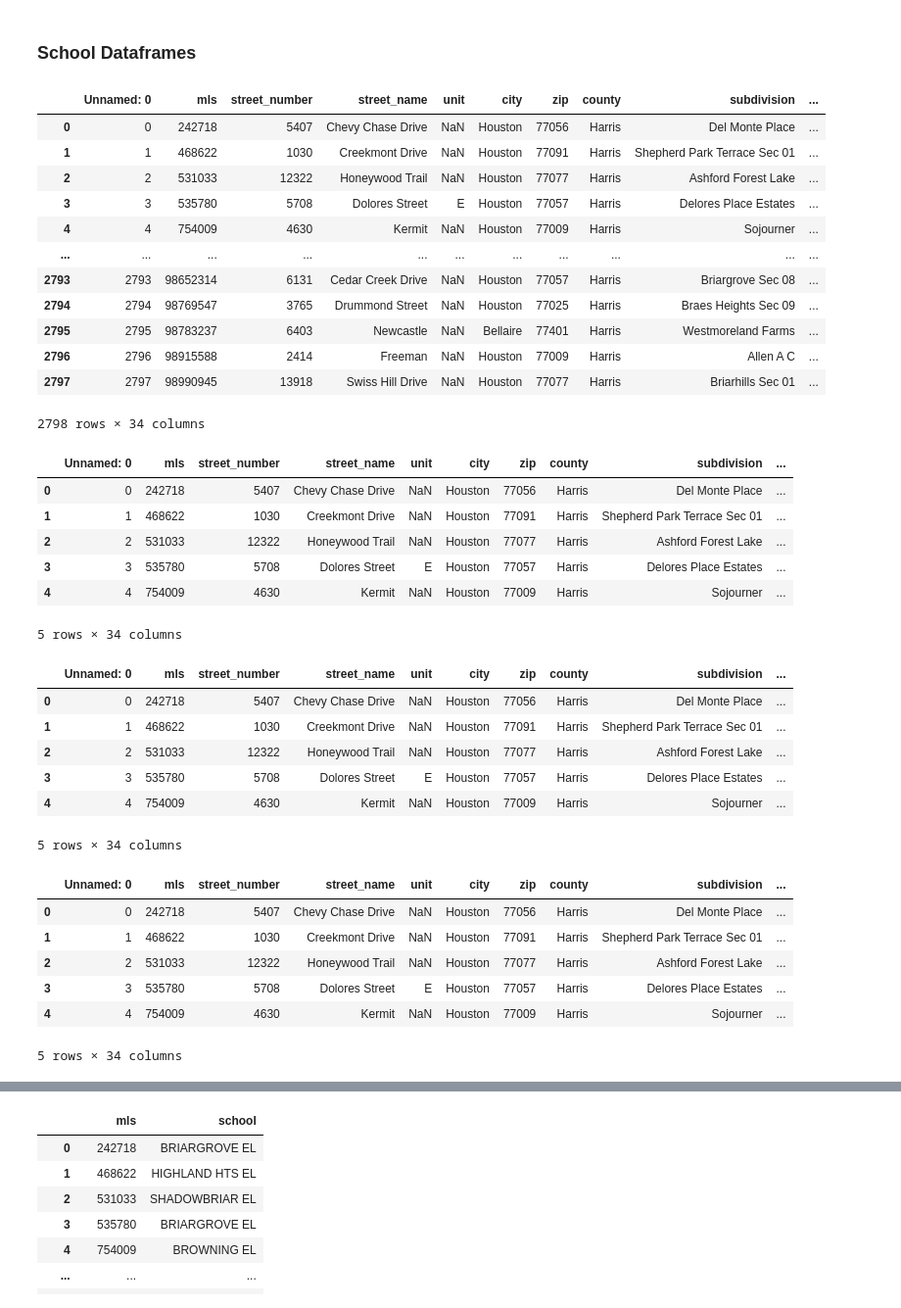
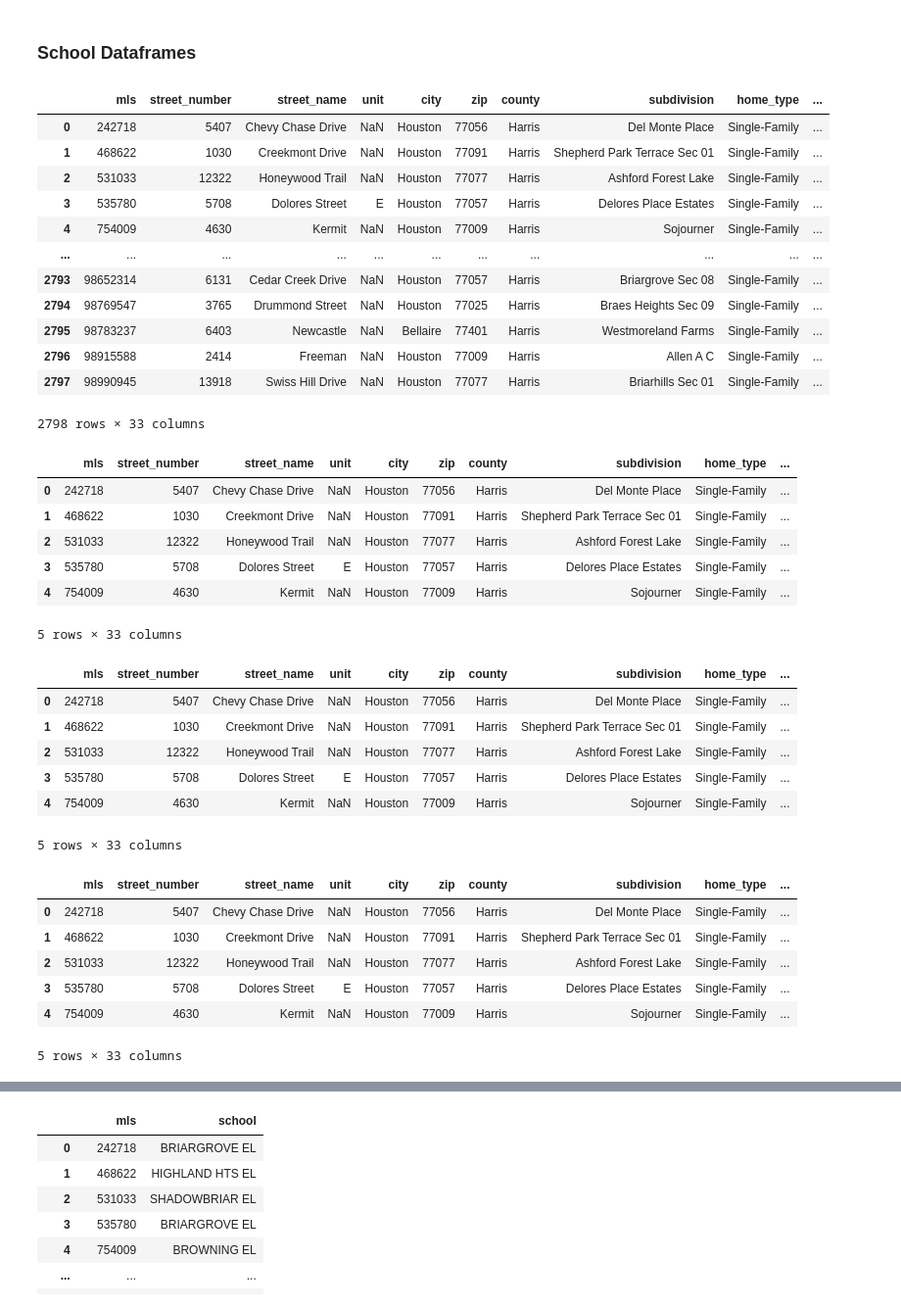
Before and after one commit to ortegaorlando2/Project-2, a Jupyter notebook: Main/Master.ipynb, the cells around one changed output, grey strips where cells are left out. Shown: that part at 98% size. Saved outputs shown, nothing was run; the diff lists cells and outputs as text; code cells hidden in the pictures.

```diff
--- a/Main/Master.ipynb
+++ b/Main/Master.ipynb
@@ -364,59 +364,59 @@ print('{} geotagged features saved to file'.format(len(geojson_dict['features'])
 ### School Dataframes
 # %%
 # Store csv into df
-csv_file= "../Resources/final_HAR_df.csv"  #.csv created from geocode
+csv_file= "../Resources/final_HAR.csv"  #.csv created from geocode
 final_HARraw_df= pd.read_csv(csv_file)
 final_HARraw_df
 # %% [output]
-|  | Unnamed: 0 | mls | street_number | street_name | unit | city | zip | county | subdivision | ... |
-| 0 | 0 | 242718 | 5407 | Chevy Chase Drive | NaN | Houston | 77056 | Harris | Del Monte Place | ... |
-| 1 | 1 | 468622 | 1030 | Creekmont Drive | NaN | Houston | 77091 | Harris | Shepherd Park Terrace Sec 01 | ... |
-| 2 | 2 | 531033 | 12322 | Honeywood Trail | NaN | Houston | 77077 | Harris | Ashford Forest Lake | ... |
-| 3 | 3 | 535780 | 5708 | Dolores Street | E | Houston | 77057 | Harris | Delores Place Estates | ... |
-| 4 | 4 | 754009 | 4630 | Kermit | NaN | Houston | 77009 | Harris | Sojourner | ... |
+|  | mls | street_number | street_name | unit | city | zip | county | subdivision | home_type | ... |
+| 0 | 242718 | 5407 | Chevy Chase Drive | NaN | Houston | 77056 | Harris | Del Monte Place | Single-Family | ... |
+| 1 | 468622 | 1030 | Creekmont Drive | NaN | Houston | 77091 | Harris | Shepherd Park Terrace Sec 01 | Single-Family | ... |
+| 2 | 531033 | 12322 | Honeywood Trail | NaN | Houston | 77077 | Harris | Ashford Forest Lake | Single-Family | ... |
+| 3 | 535780 | 5708 | Dolores Street | E | Houston | 77057 | Harris | Delores Place Estates | Single-Family | ... |
+| 4 | 754009 | 4630 | Kermit | NaN | Houston | 77009 | Harris | Sojourner | Single-Family | ... |
 | ... | ... | ... | ... | ... | ... | ... | ... | ... | ... | ... |
-| 2793 | 2793 | 98652314 | 6131 | Cedar Creek Drive | NaN | Houston | 77057 | Harris | Briargrove Sec 08 | ... |
-| 2794 | 2794 | 98769547 | 3765 | Drummond Street | NaN | Houston | 77025 | Harris | Braes Heights Sec 09 | ... |
-| 2795 | 2795 | 98783237 | 6403 | Newcastle | NaN | Bellaire | 77401 | Harris | Westmoreland Farms | ... |
-| 2796 | 2796 | 98915588 | 2414 | Freeman | NaN | Houston | 77009 | Harris | Allen A C | ... |
-| 2797 | 2797 | 98990945 | 13918 | Swiss Hill Drive | NaN | Houston | 77077 | Harris | Briarhills Sec 01 | ... |
+| 2793 | 98652314 | 6131 | Cedar Creek Drive | NaN | Houston | 77057 | Harris | Briargrove Sec 08 | Single-Family | ... |
+| 2794 | 98769547 | 3765 | Drummond Street | NaN | Houston | 77025 | Harris | Braes Heights Sec 09 | Single-Family | ... |
+| 2795 | 98783237 | 6403 | Newcastle | NaN | Bellaire | 77401 | Harris | Westmoreland Farms | Single-Family | ... |
+| 2796 | 98915588 | 2414 | Freeman | NaN | Houston | 77009 | Harris | Allen A C | Single-Family | ... |
+| 2797 | 98990945 | 13918 | Swiss Hill Drive | NaN | Houston | 77077 | Harris | Briarhills Sec 01 | Single-Family | ... |
-2798 rows × 34 columns
+2798 rows × 33 columns
 # %%
 # replacing ELEMENTARY with EL
 final_HARel_df= final_HARraw_df.replace({"elementary" :"ELEMENTARY"}, "EL", regex = True)
 final_HARel_df.head()
 # %% [output]
-|  | Unnamed: 0 | mls | street_number | street_name | unit | city | zip | county | subdivision | ... |
-| 0 | 0 | 242718 | 5407 | Chevy Chase Drive | NaN | Houston | 77056 | Harris | Del Monte Place | ... |
-| 1 | 1 | 468622 | 1030 | Creekmont Drive | NaN | Houston | 77091 | Harris | Shepherd Park Terrace Sec 01 | ... |
-| 2 | 2 | 531033 | 12322 | Honeywood Trail | NaN | Houston | 77077 | Harris | Ashford Forest Lake | ... |
-| 3 | 3 | 535780 | 5708 | Dolores Street | E | Houston | 77057 | Harris | Delores Place Estates | ... |
-| 4 | 4 | 754009 | 4630 | Kermit | NaN | Houston | 77009 | Harris | Sojourner | ... |
+|  | mls | street_number | street_name | unit | city | zip | county | subdivision | home_type | ... |
+| 0 | 242718 | 5407 | Chevy Chase Drive | NaN | Houston | 77056 | Harris | Del Monte Place | Single-Family | ... |
+| 1 | 468622 | 1030 | Creekmont Drive | NaN | Houston | 77091 | Harris | Shepherd Park Terrace Sec 01 | Single-Family | ... |
+| 2 | 531033 | 12322 | Honeywood Trail | NaN | Houston | 77077 | Harris | Ashford Forest Lake | Single-Family | ... |
+| 3 | 535780 | 5708 | Dolores Street | E | Houston | 77057 | Harris | Delores Place Estates | Single-Family | ... |
+| 4 | 754009 | 4630 | Kermit | NaN | Houston | 77009 | Harris | Sojourner | Single-Family | ... |
-5 rows × 34 columns
+5 rows × 33 columns
 # %%
 final_HARhs_df= final_HARel_df.replace({"high_school" :"HIGH SCHOOL"}, "H S", regex = True)
 final_HARhs_df.head()
 # %% [output]
-|  | Unnamed: 0 | mls | street_number | street_name | unit | city | zip | county | subdivision | ... |
-| 0 | 0 | 242718 | 5407 | Chevy Chase Drive | NaN | Houston | 77056 | Harris | Del Monte Place | ... |
-| 1 | 1 | 468622 | 1030 | Creekmont Drive | NaN | Houston | 77091 | Harris | Shepherd Park Terrace Sec 01 | ... |
-| 2 | 2 | 531033 | 12322 | Honeywood Trail | NaN | Houston | 77077 | Harris | Ashford Forest Lake | ... |
-| 3 | 3 | 535780 | 5708 | Dolores Street | E | Houston | 77057 | Harris | Delores Place Estates | ... |
-| 4 | 4 | 754009 | 4630 | Kermit | NaN | Houston | 77009 | Harris | Sojourner | ... |
+|  | mls | street_number | street_name | unit | city | zip | county | subdivision | home_type | ... |
+| 0 | 242718 | 5407 | Chevy Chase Drive | NaN | Houston | 77056 | Harris | Del Monte Place | Single-Family | ... |
+| 1 | 468622 | 1030 | Creekmont Drive | NaN | Houston | 77091 | Harris | Shepherd Park Terrace Sec 01 | Single-Family | ... |
+| 2 | 531033 | 12322 | Honeywood Trail | NaN | Houston | 77077 | Harris | Ashford Forest Lake | Single-Family | ... |
+| 3 | 535780 | 5708 | Dolores Street | E | Houston | 77057 | Harris | Delores Place Estates | Single-Family | ... |
+| 4 | 754009 | 4630 | Kermit | NaN | Houston | 77009 | Harris | Sojourner | Single-Family | ... |
-5 rows × 34 columns
+5 rows × 33 columns
 # %%
 # final_HARhs_df.to_csv("../Resources/cleanelementaryhighschool.csv", index = False)
 # %%
 final_HAR_df= final_HARhs_df
 final_HAR_df.head()
 # %% [output]
-|  | Unnamed: 0 | mls | street_number | street_name | unit | city | zip | county | subdivision | ... |
-| 0 | 0 | 242718 | 5407 | Chevy Chase Drive | NaN | Houston | 77056 | Harris | Del Monte Place | ... |
-| 1 | 1 | 468622 | 1030 | Creekmont Drive | NaN | Houston | 77091 | Harris | Shepherd Park Terrace Sec 01 | ... |
-| 2 | 2 | 531033 | 12322 | Honeywood Trail | NaN | Houston | 77077 | Harris | Ashford Forest Lake | ... |
-| 3 | 3 | 535780 | 5708 | Dolores Street | E | Houston | 77057 | Harris | Delores Place Estates | ... |
-| 4 | 4 | 754009 | 4630 | Kermit | NaN | Houston | 77009 | Harris | Sojourner | ... |
+|  | mls | street_number | street_name | unit | city | zip | county | subdivision | home_type | ... |
+| 0 | 242718 | 5407 | Chevy Chase Drive | NaN | Houston | 77056 | Harris | Del Monte Place | Single-Family | ... |
+| 1 | 468622 | 1030 | Creekmont Drive | NaN | Houston | 77091 | Harris | Shepherd Park Terrace Sec 01 | Single-Family | ... |
+| 2 | 531033 | 12322 | Honeywood Trail | NaN | Houston | 77077 | Harris | Ashford Forest Lake | Single-Family | ... |
+| 3 | 535780 | 5708 | Dolores Street | E | Houston | 77057 | Harris | Delores Place Estates | Single-Family | ... |
+| 4 | 754009 | 4630 | Kermit | NaN | Houston | 77009 | Harris | Sojourner | Single-Family | ... |
-5 rows × 34 columns
+5 rows × 33 columns
 # %%
 # final_HAR_df.to_csv("../Resources/cleanfinalhartesting.csv", index = False)
 # %%
```
Also changed, not shown: parts of 41 cells of this notebook, 5 other files.
